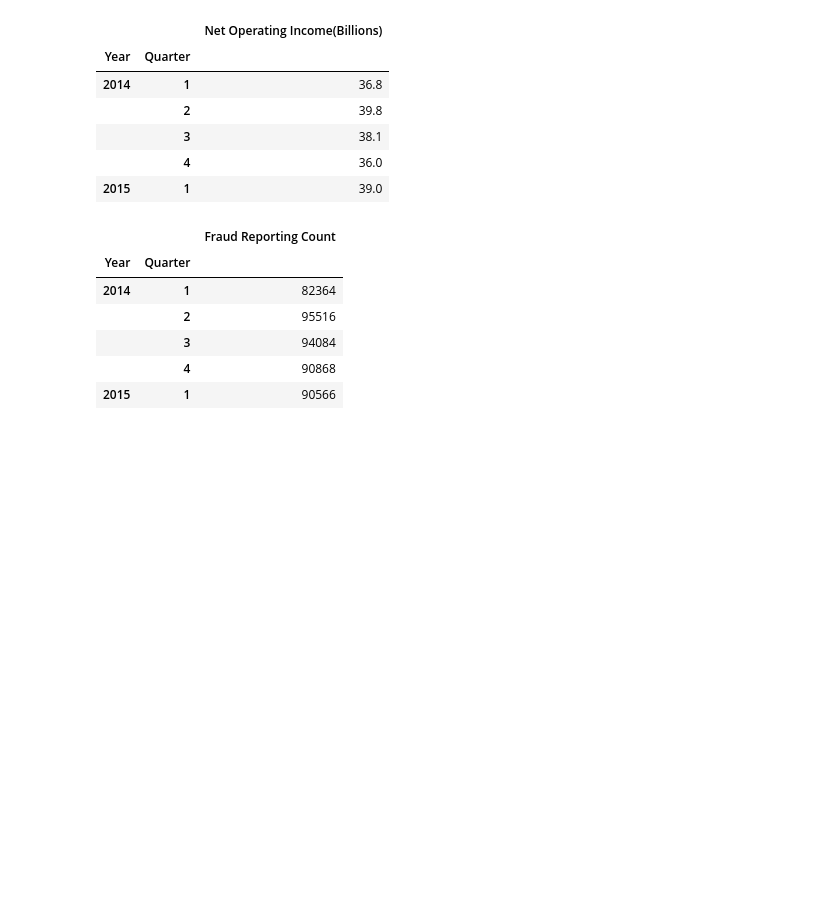
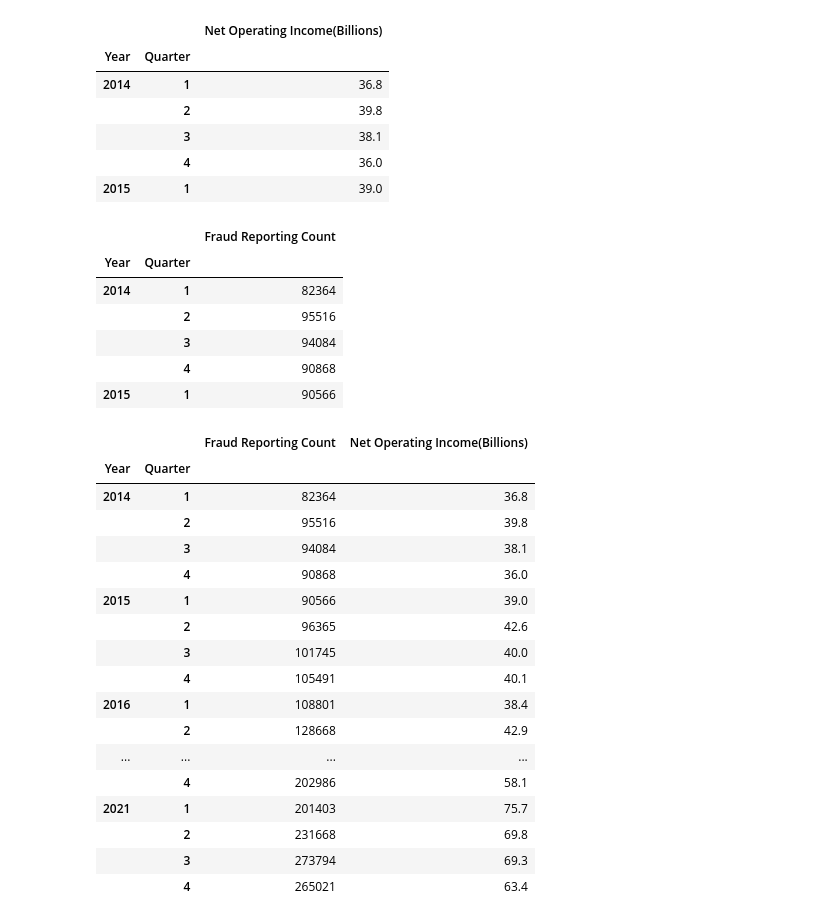
Before and after one commit to AkanSri/Project2, a Jupyter notebook: data.ipynb, the cells around one changed output. Cells and saved outputs as stored; diff of their text form; code cells hidden in the pictures; blank space fills up the shorter version.

Commit message:
Uploading merged dataframe code in data.ipynb

```diff
--- a/data.ipynb
+++ b/data.ipynb
@@ -139,3 +139,25 @@ display(quarterly_fraud_reporting.head())
 |  | 3 | 94084 |
 |  | 4 | 90868 |
 | 2015 | 1 | 90566 |
+# %%
+grouped_data = quarterly_fraud_reporting.merge(quarterly_net_income, left_index=True, right_on=['Year','Quarter'])
+grouped_data
+# %% [output]
+|  |  | Fraud Reporting Count | Net Operating Income(Billions) |
+| Year | Quarter |  |  |
+| 2014 | 1 | 82364 | 36.8 |
+|  | 2 | 95516 | 39.8 |
+|  | 3 | 94084 | 38.1 |
+|  | 4 | 90868 | 36.0 |
+| 2015 | 1 | 90566 | 39.0 |
+|  | 2 | 96365 | 42.6 |
+|  | 3 | 101745 | 40.0 |
+|  | 4 | 105491 | 40.1 |
+| 2016 | 1 | 108801 | 38.4 |
+|  | 2 | 128668 | 42.9 |
+| ... | ... | ... | ... |
+|  | 4 | 202986 | 58.1 |
+| 2021 | 1 | 201403 | 75.7 |
+|  | 2 | 231668 | 69.8 |
+|  | 3 | 273794 | 69.3 |
+|  | 4 | 265021 | 63.4 |
```
